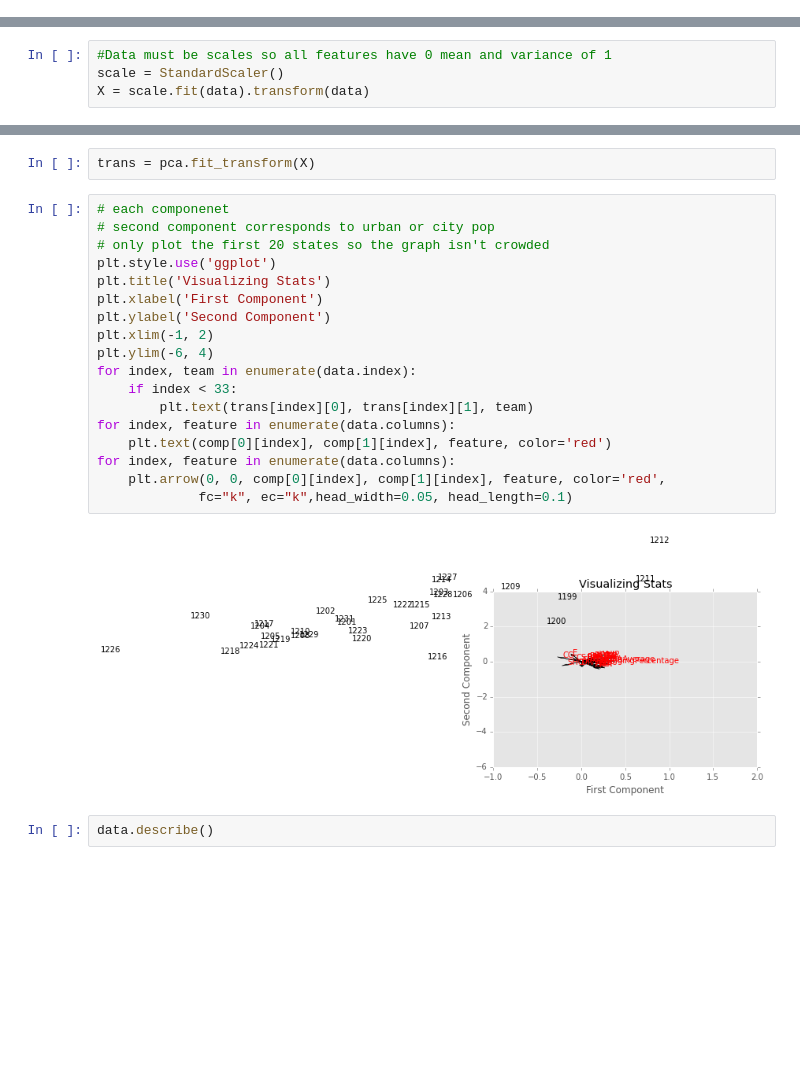
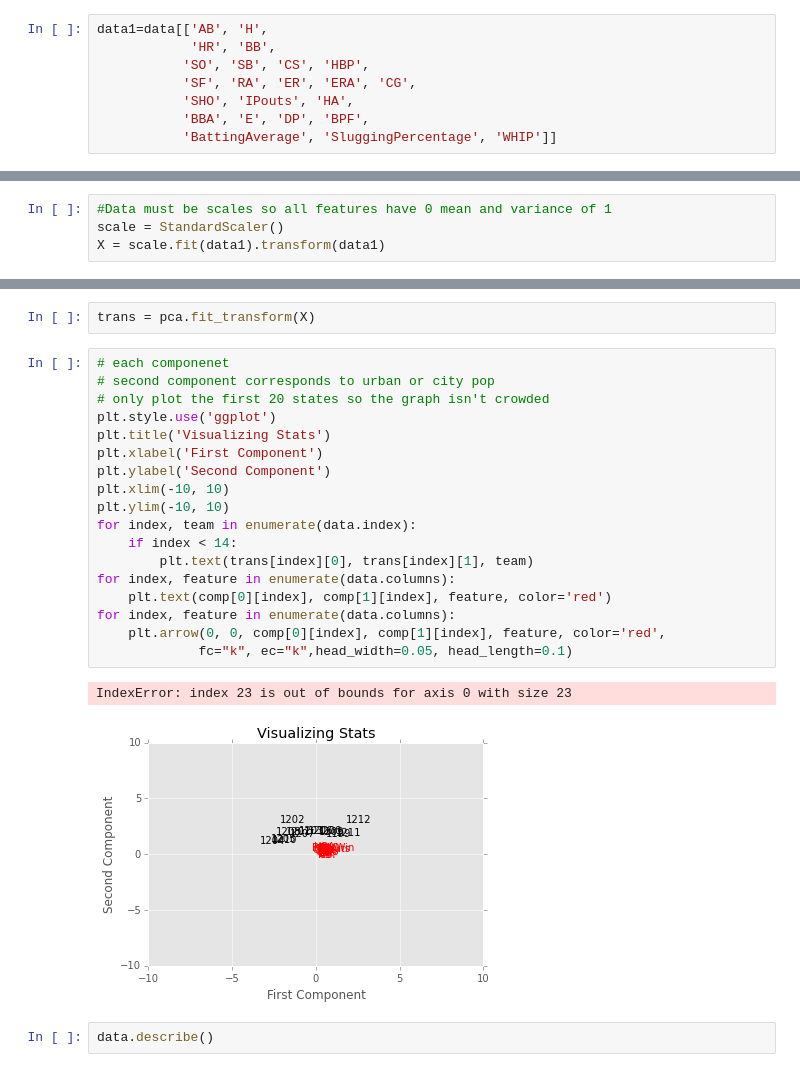
Before and after one commit to cartoom02/Ramsay_K_DAT24_Final, a Jupyter notebook: DATA Project - Kofi Ramsay 20151014.ipynb, the cells around one changed output, grey strips where cells are left out. Cells and saved outputs as stored; diff of their text form; blank space fills up the shorter version.

```diff
--- a/DATA Project - Kofi Ramsay 20151014.ipynb
+++ b/DATA Project - Kofi Ramsay 20151014.ipynb
@@ -122,0 +120,8 @@ False
+# %%
+data1=data[['AB', 'H',
+            'HR', 'BB',
+           'SO', 'SB', 'CS', 'HBP',
+           'SF', 'RA', 'ER', 'ERA', 'CG',
+           'SHO', 'IPouts', 'HA',
+           'BBA', 'E', 'DP', 'BPF',
+           'BattingAverage', 'SluggingPercentage', 'WHIP']]
@@ -123,7 +158,7 @@ False
 # %%
 #Data must be scales so all features have 0 mean and variance of 1
 scale = StandardScaler()
-X = scale.fit(data).transform(data)
+X = scale.fit(data1).transform(data1)
 # %%
 #change to 2 components
 pca = RandomizedPCA(n_components=2)
@@ -163,23 +198,24 @@ trans = pca.fit_transform(X)
 # %%
 # each componenet
 # second component corresponds to urban or city pop
 # only plot the first 20 states so the graph isn't crowded
 plt.style.use('ggplot')
 plt.title('Visualizing Stats')
 plt.xlabel('First Component')
 plt.ylabel('Second Component')
-plt.xlim(-1, 2)
-plt.ylim(-6, 4)
+plt.xlim(-10, 10)
+plt.ylim(-10, 10)
 for index, team in enumerate(data.index):
-    if index < 33:
+    if index < 14:
         plt.text(trans[index][0], trans[index][1], team)
 for index, feature in enumerate(data.columns):
     plt.text(comp[0][index], comp[1][index], feature, color='red')
 for index, feature in enumerate(data.columns):
     plt.arrow(0, 0, comp[0][index], comp[1][index], feature, color='red',
              fc="k", ec="k",head_width=0.05, head_length=0.1)
 # %% [output]
+IndexError: index 23 is out of bounds for axis 0 with size 23
-[figure, old version]
+[figure, new version]
 # %%
 data.describe()
 # %% [output]
```
Also changed, not shown: parts of 12 cells of this notebook.
